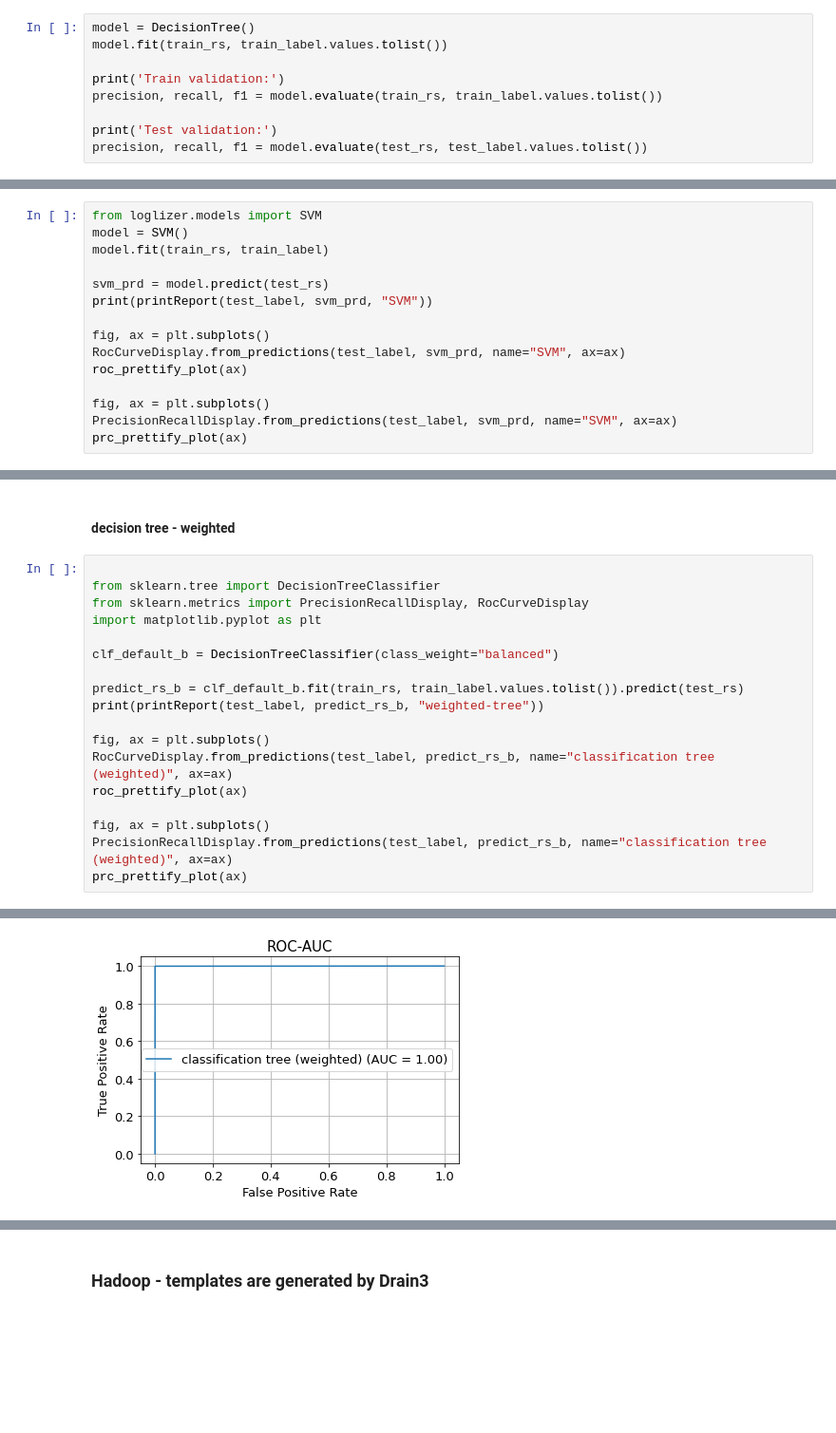
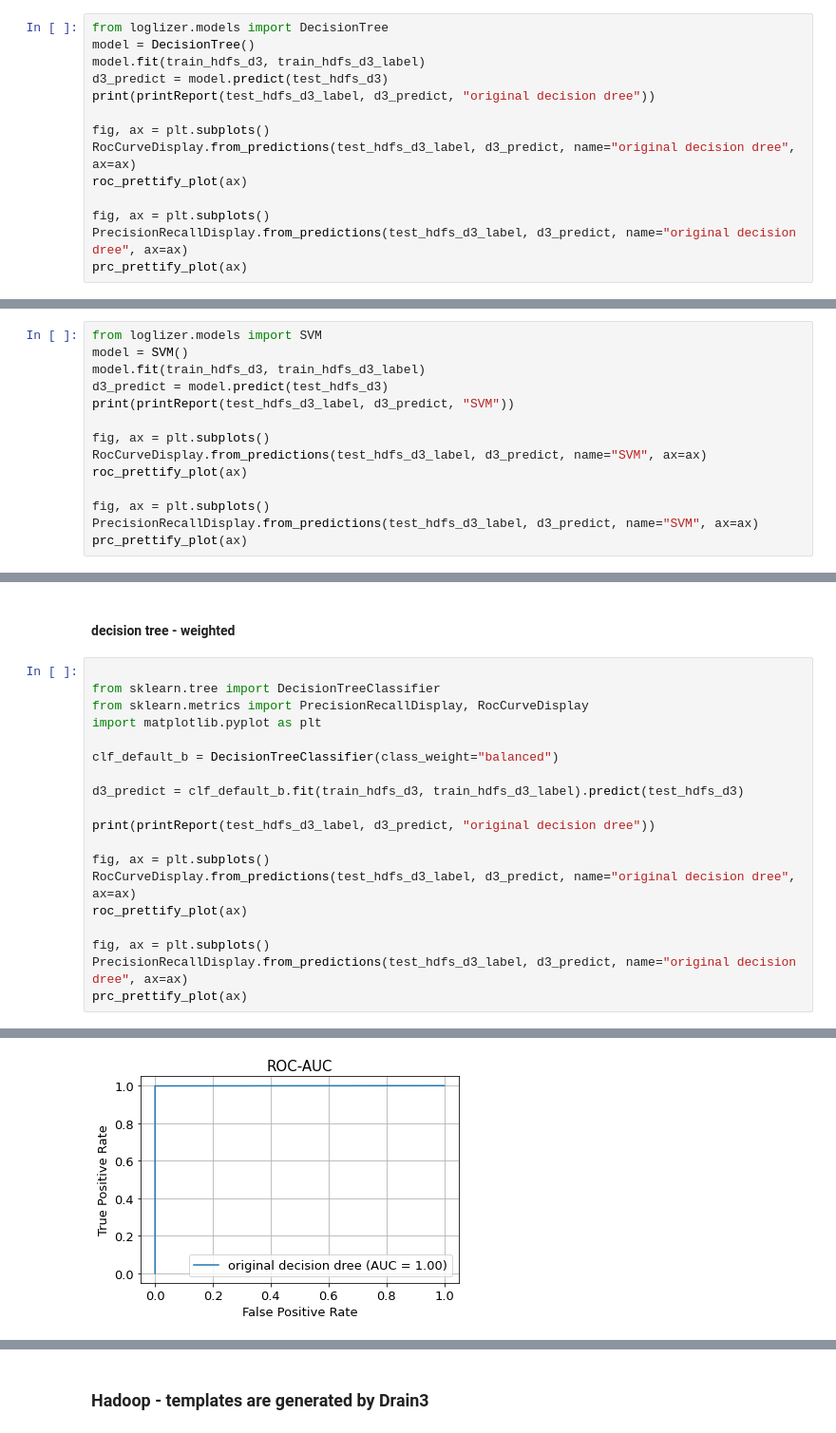
Before and after one commit to shuming1990/logparser, a Jupyter notebook: master_project/anomaly_detection.ipynb, the cells around one changed output, grey strips where cells are left out. Shown: that part at 95% size. Saved outputs shown, nothing was run; the diff lists cells and outputs as text; blank space fills up the shorter version.

```diff
--- a/master_project/anomaly_detection.ipynb
+++ b/master_project/anomaly_detection.ipynb
@@ -246,13 +242,18 @@ Test data shape: 143765-by-53
 # %% [markdown]
 #### decision tree
 # %%
+from loglizer.models import DecisionTree
 model = DecisionTree()
-model.fit(train_rs, train_label.values.tolist())
+model.fit(train_hdfs_d3, train_hdfs_d3_label)
+d3_predict = model.predict(test_hdfs_d3)
+print(printReport(test_hdfs_d3_label, d3_predict, "original decision dree"))
 
-print('Train validation:')
-precision, recall, f1 = model.evaluate(train_rs, train_label.values.tolist())
+fig, ax = plt.subplots()
+RocCurveDisplay.from_predictions(test_hdfs_d3_label, d3_predict, name="original decision dree", ax=ax)
+roc_prettify_plot(ax)
 
-print('Test validation:')
-precision, recall, f1 = model.evaluate(test_rs, test_label.values.tolist())
+fig, ax = plt.subplots()
+PrecisionRecallDisplay.from_predictions(test_hdfs_d3_label, d3_predict, name="original decision dree", ax=ax)
+prc_prettify_plot(ax)
 # %% [output]
 ====== Model summary ======
@@ -268,17 +279,16 @@ Precision: 0.997, recall: 0.998, F1-measure: 0.997
 # %%
 from loglizer.models import SVM
 model = SVM()
-model.fit(train_rs, train_label)
-
-svm_prd = model.predict(test_rs)
-print(printReport(test_label, svm_prd, "SVM"))
+model.fit(train_hdfs_d3, train_hdfs_d3_label)
+d3_predict = model.predict(test_hdfs_d3)
+print(printReport(test_hdfs_d3_label, d3_predict, "SVM"))
 
 fig, ax = plt.subplots()
-RocCurveDisplay.from_predictions(test_label, svm_prd, name="SVM", ax=ax)
+RocCurveDisplay.from_predictions(test_hdfs_d3_label, d3_predict, name="SVM", ax=ax)
 roc_prettify_plot(ax)
 
 fig, ax = plt.subplots()
-PrecisionRecallDisplay.from_predictions(test_label, svm_prd, name="SVM", ax=ax)
+PrecisionRecallDisplay.from_predictions(test_hdfs_d3_label, d3_predict, name="SVM", ax=ax)
 prc_prettify_plot(ax)
 # %% [output]
 ====== Model summary ======
@@ -309,14 +319,15 @@ import matplotlib.pyplot as plt
 
 clf_default_b = DecisionTreeClassifier(class_weight="balanced")
 
-predict_rs_b = clf_default_b.fit(train_rs, train_label.values.tolist()).predict(test_rs)
-print(printReport(test_label, predict_rs_b, "weighted-tree"))
+d3_predict = clf_default_b.fit(train_hdfs_d3, train_hdfs_d3_label).predict(test_hdfs_d3)
+
+print(printReport(test_hdfs_d3_label, d3_predict, "original decision dree"))
 
 fig, ax = plt.subplots()
-RocCurveDisplay.from_predictions(test_label, predict_rs_b, name="classification tree (weighted)", ax=ax)
+RocCurveDisplay.from_predictions(test_hdfs_d3_label, d3_predict, name="original decision dree", ax=ax)
 roc_prettify_plot(ax)
 
 fig, ax = plt.subplots()
-PrecisionRecallDisplay.from_predictions(test_label, predict_rs_b, name="classification tree (weighted)", ax=ax)
+PrecisionRecallDisplay.from_predictions(test_hdfs_d3_label, d3_predict, name="original decision dree", ax=ax)
 prc_prettify_plot(ax)
 # %% [output]
@@ -337,2 +348,2 @@ weighted avg     0.9999    0.9999    0.9999    143765
 None
-[figure, old version]
+[figure, new version]
```
Also changed, not shown: parts of 6 cells of this notebook, 2 other files.
